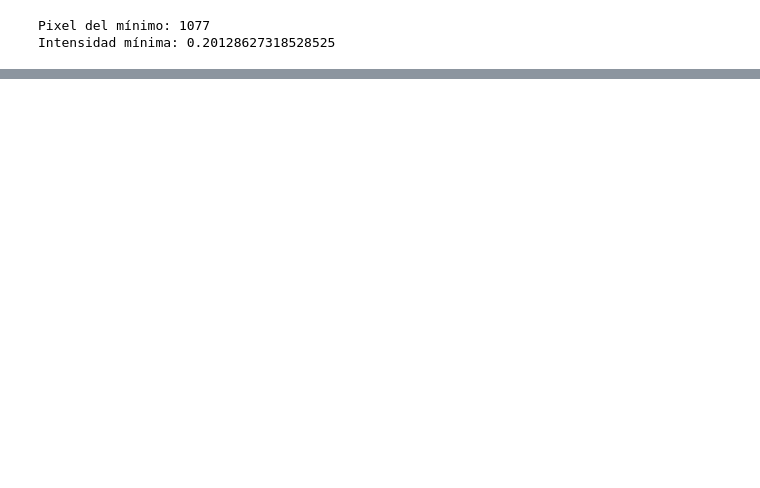
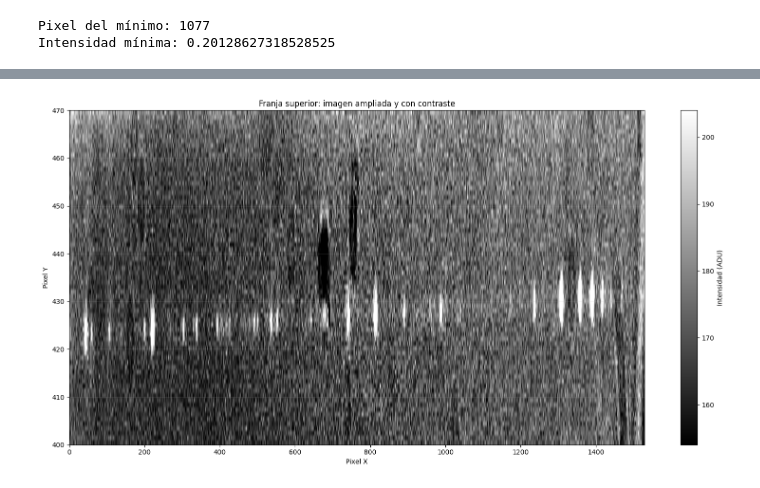
Before and after one commit to KateT840/Espectrografia-astronomica, a Jupyter notebook: Procesamiento_y_extracción_del_perfil_de_un_espectro_solar.ipynb, the cells around one changed output, grey strips where cells are left out. Saved outputs shown, nothing was run; the diff lists cells and outputs as text; code cells hidden in the pictures; blank space fills up the shorter version.

```diff
--- a/Procesamiento_y_extracción_del_perfil_de_un_espectro_solar.ipynb
+++ b/Procesamiento_y_extracción_del_perfil_de_un_espectro_solar.ipynb
@@ -184,0 +229,25 @@ Intensidad mínima: 0.20128627318528525
+# %%
+zona = solar[400:471, :]
+
+vmin, vmax = np.percentile(zona, [5, 99])
+
+plt.figure(figsize=(16, 8))
+plt.imshow(
+    zona,
+    cmap="gray",
+    origin="lower",
+    aspect="auto",
+    extent=[0, solar.shape[1] - 1, 400, 470],
+    vmin=vmin,
+    vmax=vmax
+)
+
+plt.xlabel("Pixel X")
+plt.ylabel("Pixel Y")
+plt.title("Franja superior: imagen ampliada y con contraste")
+plt.colorbar(label="Intensidad (ADU)")
+plt.grid(alpha=0.2)
+plt.tight_layout()
+plt.show()
+# %% [output]
+[figure, added]
```
Also changed, not shown: parts of 13 cells of this notebook.
